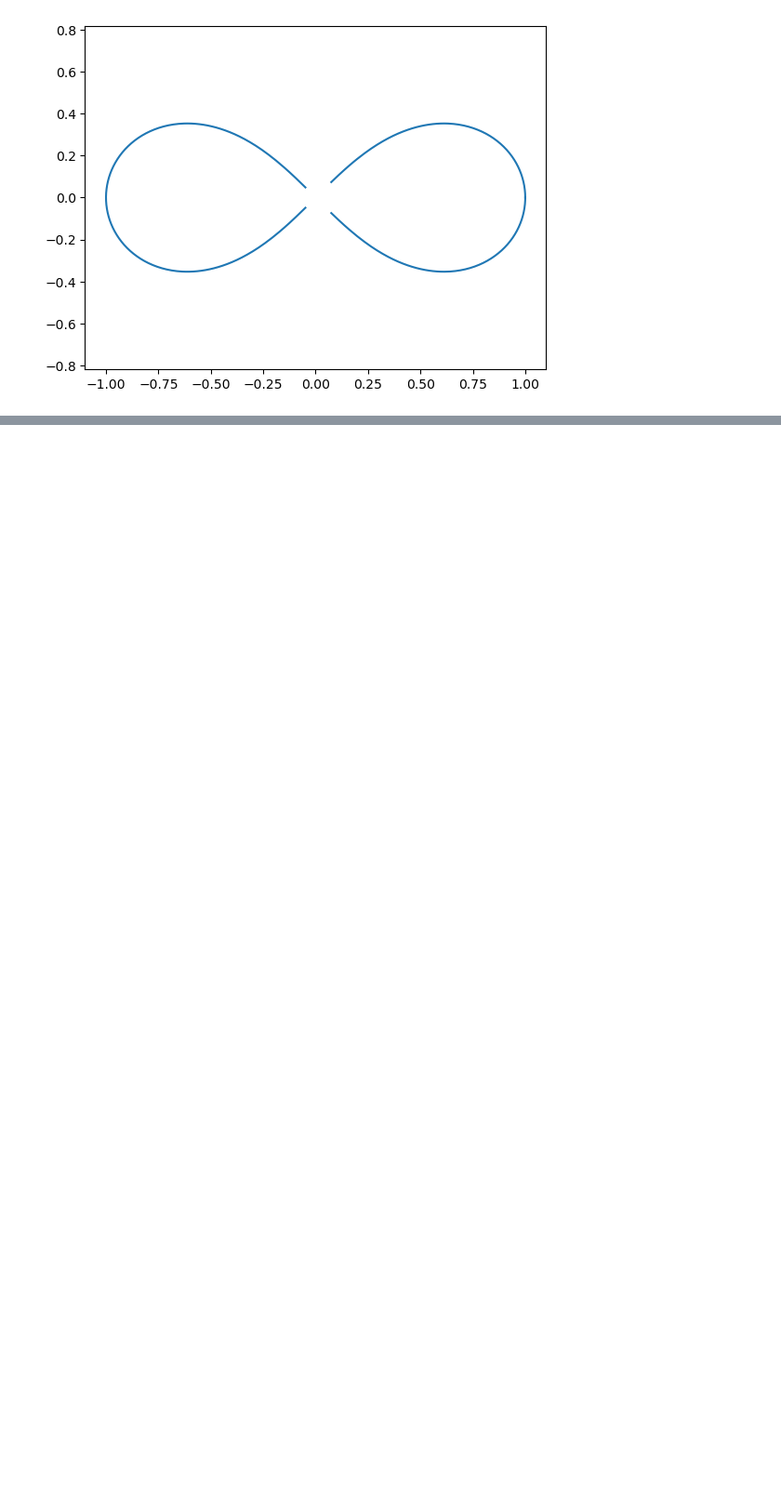
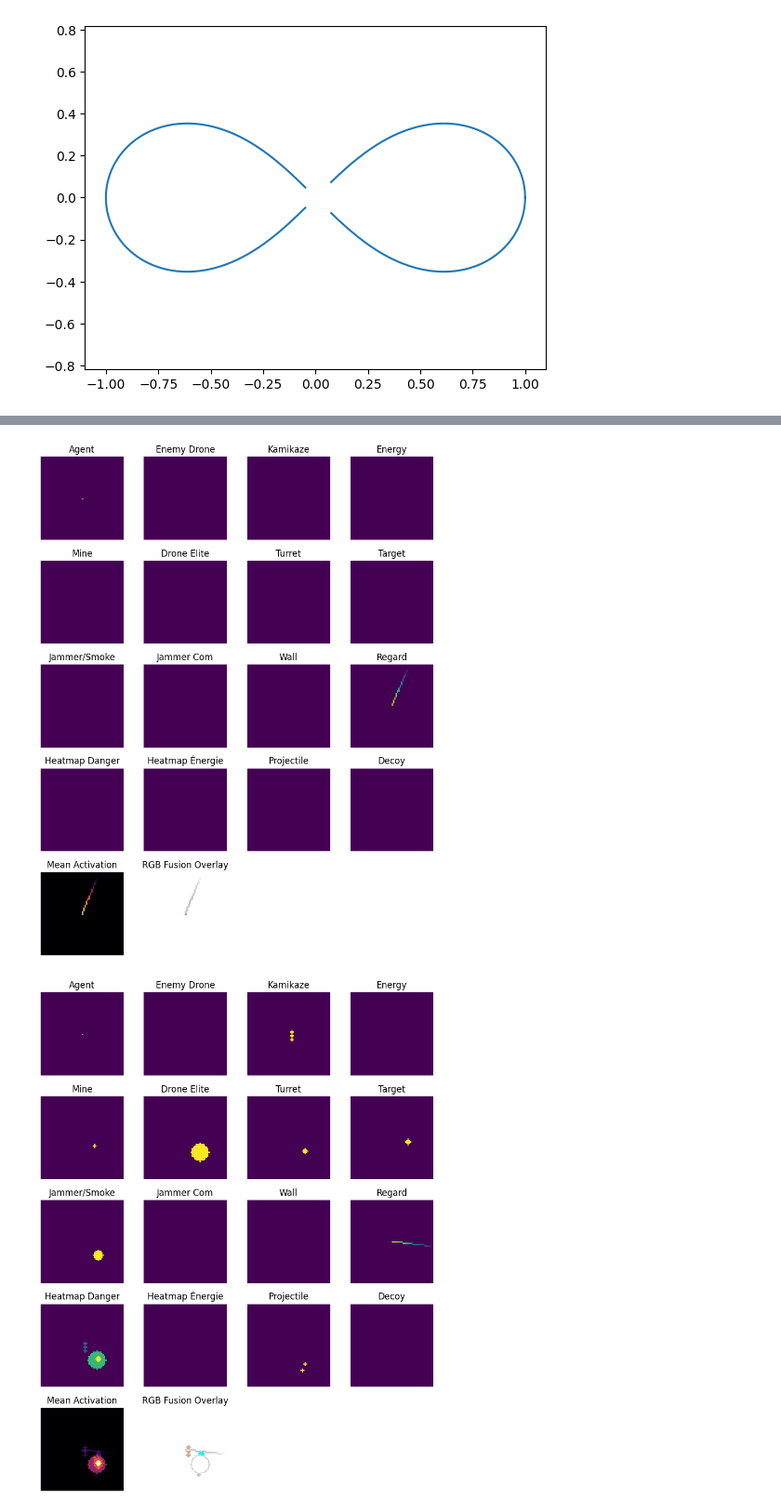
Before and after one commit to Fonocol/Multi-Agent-Tactical-Combat-Simulator, a Jupyter notebook: test.ipynb, the cells around one changed output, grey strips where cells are left out. Shown: that part at 93% size. Saved outputs shown, nothing was run; the diff lists cells and outputs as text; code cells hidden in the pictures; blank space fills up the shorter version.

```diff
--- a/test.ipynb
+++ b/test.ipynb
@@ -44,0 +448,8 @@ plt.show()
+# %%
+for agent in range(len(data[1])):
+    agent_frame = data[20][agent]
+    tensor = extract_minimap_tensor(agent_frame, grid_size=64)
+    show_minimap(tensor)
+# %% [output]
+[figure, added]
+[figure, added]
```
Also changed, not shown: parts of 15 cells of this notebook, 32 other files.
